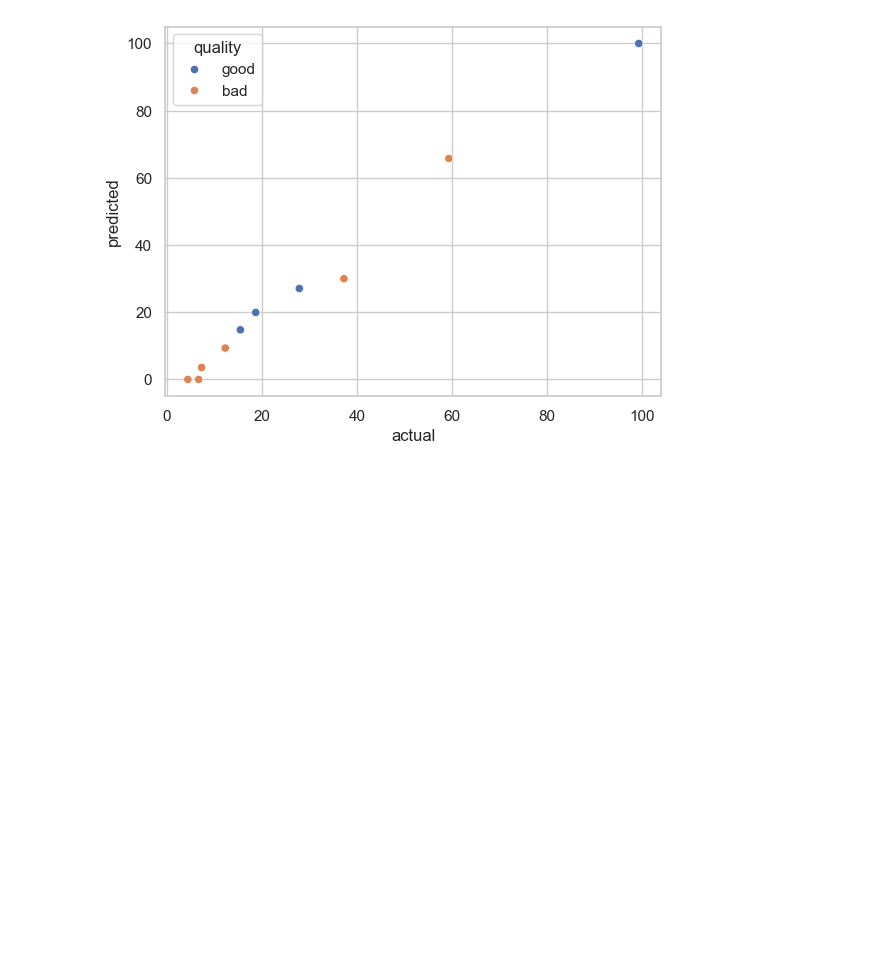
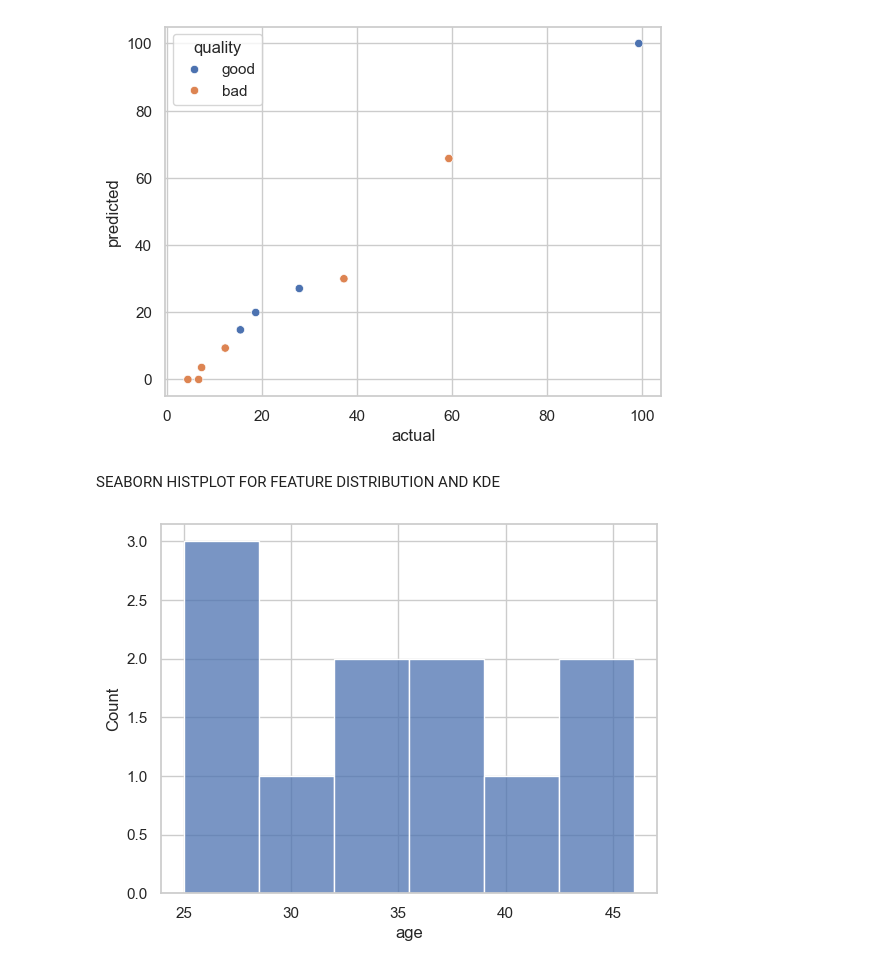
Before and after one commit to AkumaGPT/practice_seaborn, a Jupyter notebook: main.ipynb, the cells around one changed output. Drawn from its saved outputs; the diff is of its cells as text; code cells hidden in the pictures; blank space fills up the shorter version.

Commit message:
recall test for comparing distributions with different bin values

```diff
--- a/main.ipynb
+++ b/main.ipynb
@@ -75,3 +75,18 @@ sns.scatterplot(data=df, x="actual", y="predicted", hue="quality")
 plt.show()
 # %% [output]
 [figure]
+# %% [markdown]
+SEABORN HISTPLOT FOR FEATURE DISTRIBUTION AND KDE
+# %%
+df = pd.read_csv("age_group_data.csv")
+df = pd.DataFrame(df["age"].head(11))
+
+# set the theme using sns
+sns.set_theme(style="whitegrid")
+
+# plot the histogram using sns
+sns.histplot(data=df, x="age", bins=6)
+
+plt.show()
+# %% [output]
+[figure, added]
```
Also changed, not shown: parts of 5 cells of this notebook.
